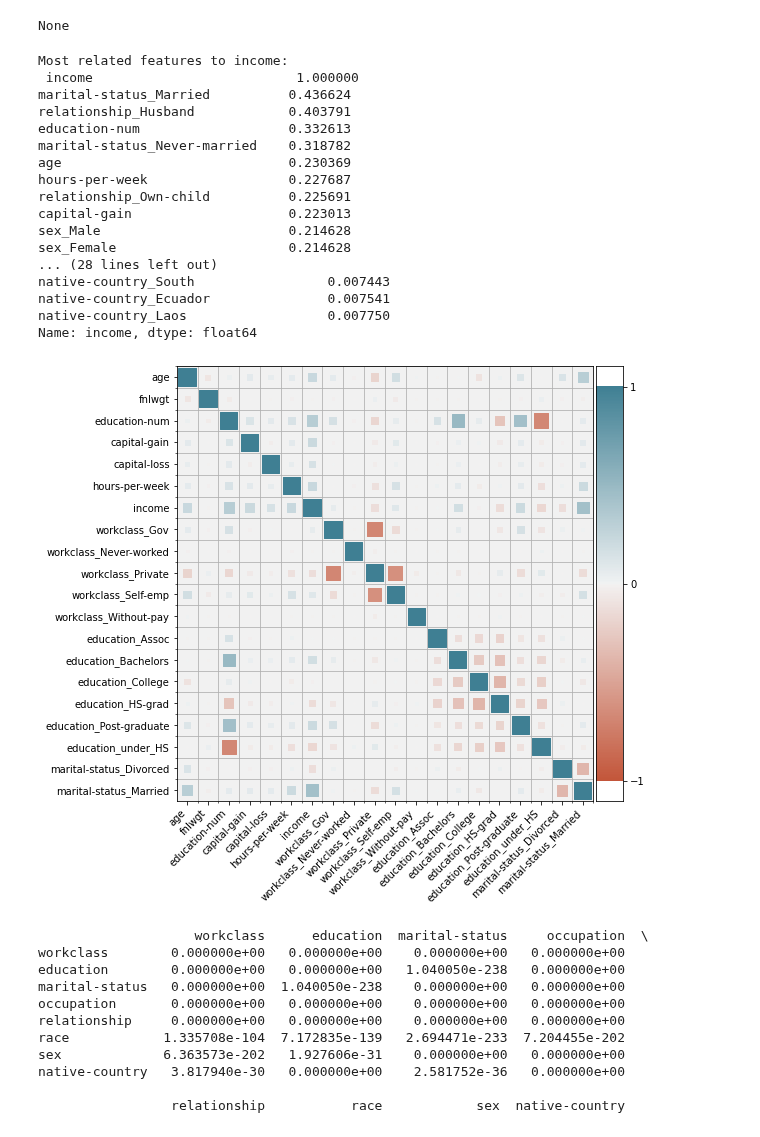
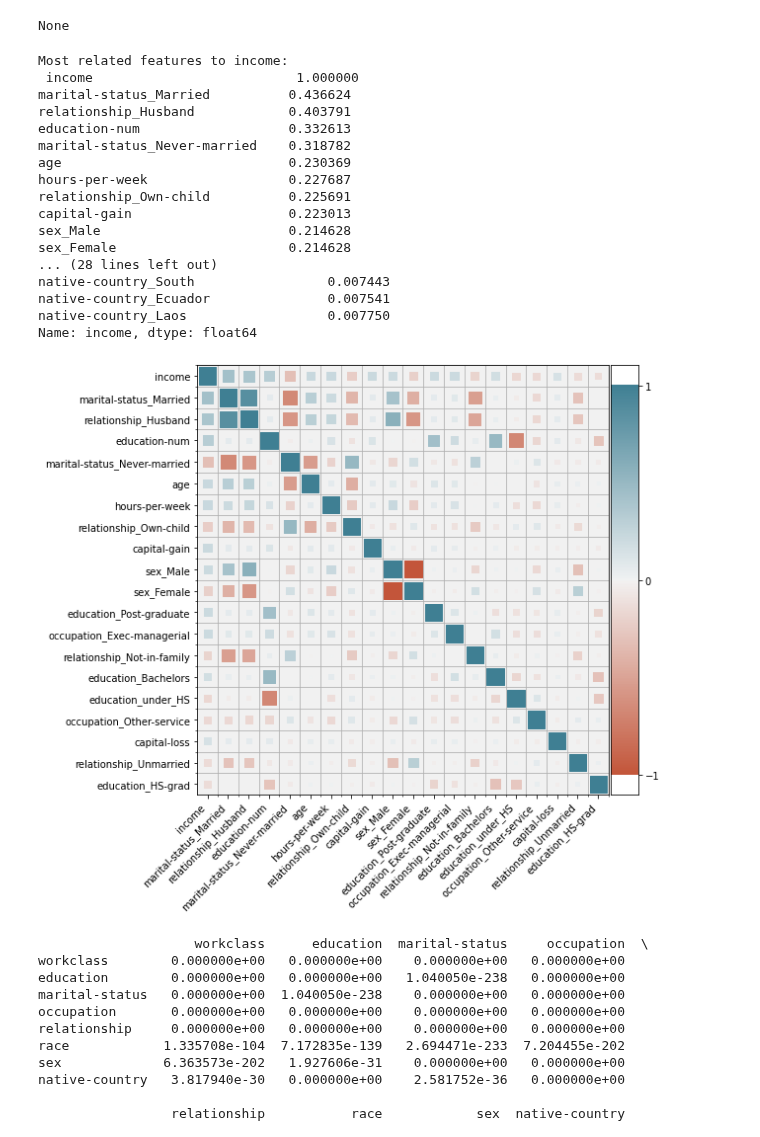
Before and after one commit to tamarvooijs/Applied-Machine-Learning, a Jupyter notebook: Week5/Assignment5_part1.ipynb, the cells around one changed output. Drawn from its saved outputs; the diff is of its cells as text; code cells hidden in the pictures.

```diff
--- a/Week5/Assignment5_part1.ipynb
+++ b/Week5/Assignment5_part1.ipynb
@@ -138,33 +138,38 @@ from sklearn.compose import ColumnTransformer
 # Data preprocessing
 # corr
 X = pd.get_dummies(data,columns=categorical_ix)
+# X_cat = pd.get_dummies(data[['income'] + categorical_ix], columns=categorical_ix)   # X_cat does only contain the income and categorical features
+
 X2 = StandardScaler().fit_transform(X)
 XX = pd.DataFrame(X2,columns=X.columns)
 corr = XX.corr()
 abs_corr = abs(corr['income'])
-highcorr_index = np.argsort(abs_corr)
+
+# highcorr_index = np.argsort(abs_corr)
+highcorr_index = abs_corr.sort_values(ascending=False)     # sorted by largest correlation to income
+
 aa=highcorr_index.index[:20].tolist()
 print("Most related features to income: \n",abs_corr.sort_values(ascending=False)[:20])
 print("Most irrelevent features to income: \n",abs_corr.sort_values(ascending=True)[:20])
 corr2 = XX[aa].corr()
 plt.figure(figsize=(8, 8))
 corrplot(corr2, size_scale=300)
 # %% [output]
 Most related features to income:
  income                          1.000000
 marital-status_Married          0.436624
 relationship_Husband            0.403791
 education-num                   0.332613
 marital-status_Never-married    0.318782
 age                             0.230369
 hours-per-week                  0.227687
 relationship_Own-child          0.225691
 capital-gain                    0.223013
 sex_Male                        0.214628
 sex_Female                      0.214628
 ... (28 lines left out)
 native-country_South                 0.007443
 native-country_Ecuador               0.007541
 native-country_Laos                  0.007750
 Name: income, dtype: float64
-[figure, old version]
+[figure, new version]
```
Also changed, not shown: parts of 15 cells of this notebook.
